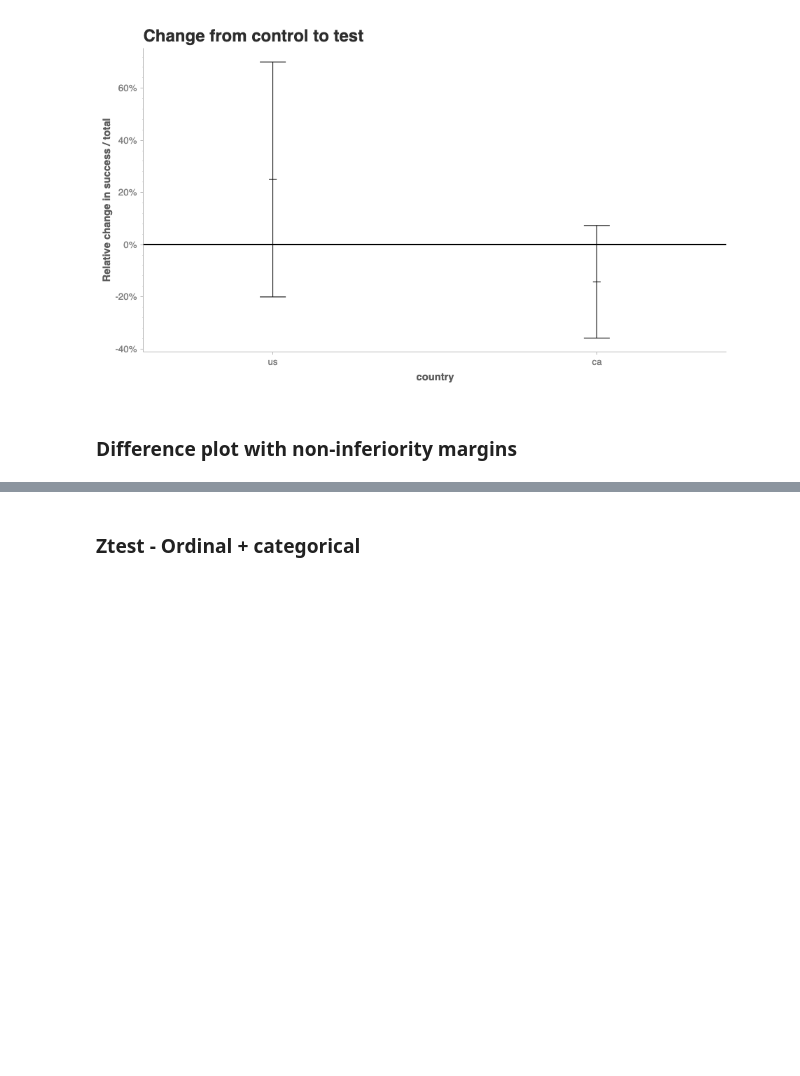
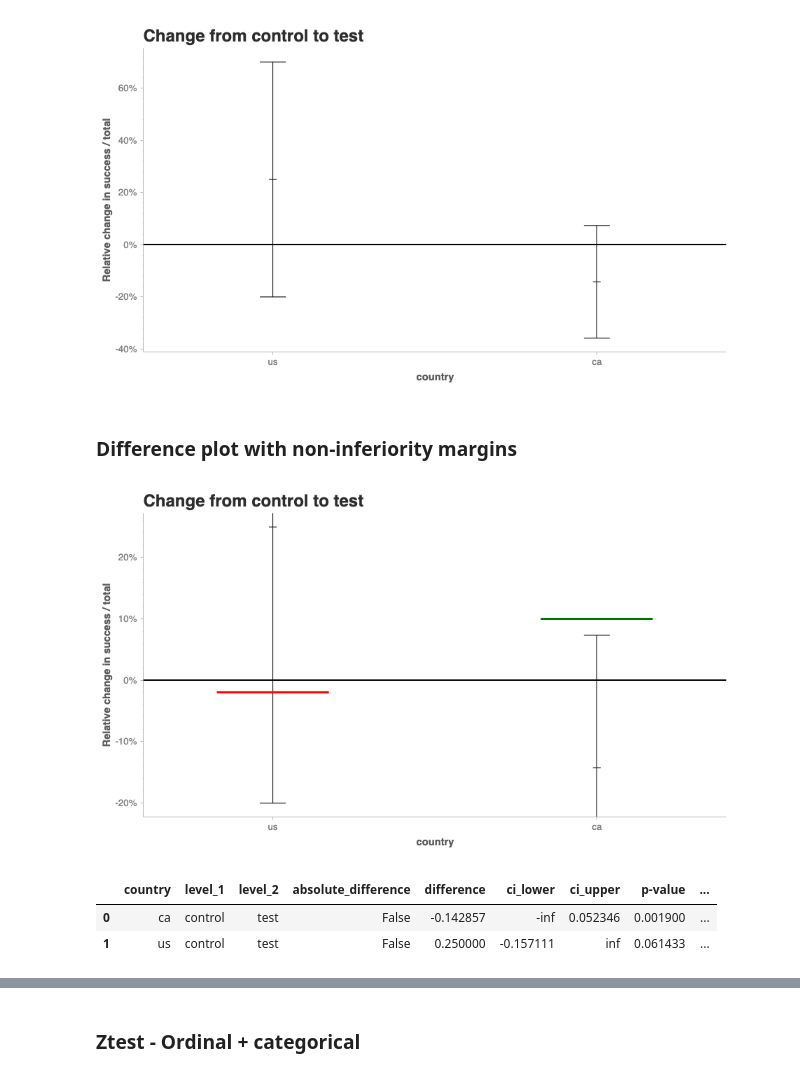
Before and after one commit to spotify/confidence, a Jupyter notebook: examples/Confidence Examples - Frequentist.ipynb, the cells around one changed output, grey strips where cells are left out. Drawn from its saved outputs; the diff is of its cells as text; code cells hidden in the pictures; blank space fills up the shorter version.

```diff
--- a/examples/Confidence Examples - Frequentist.ipynb
+++ b/examples/Confidence Examples - Frequentist.ipynb
@@ -83,3 +85,20 @@ ztest.difference_plot(level_1='control', level_2='test', groupby='country', abso
 [figure]
 # %% [markdown]
 ### Difference plot with non-inferiority margins
+# %%
+ztest.difference_plot(level_1='control',
+                      level_2='test',
+                      groupby='country',
+                      absolute=False,
+                      non_inferiority_margins=True,
+                      use_adjusted_intervals=True).show('png')
+ztest.difference(level_1='control',
+                 level_2='test',
+                 groupby='country',
+                 absolute=False,
+                 non_inferiority_margins=True)
+# %% [output]
+[figure, added]
+|  | country | level_1 | level_2 | absolute_difference | difference | ci_lower | ci_upper | p-value | ... |
+| 0 | ca | control | test | False | -0.142857 | -inf | 0.052346 | 0.001900 | ... |
+| 1 | us | control | test | False | 0.250000 | -0.157111 | inf | 0.061433 | ... |
```
Also changed, not shown: parts of 3 cells of this notebook, 2 other files.
